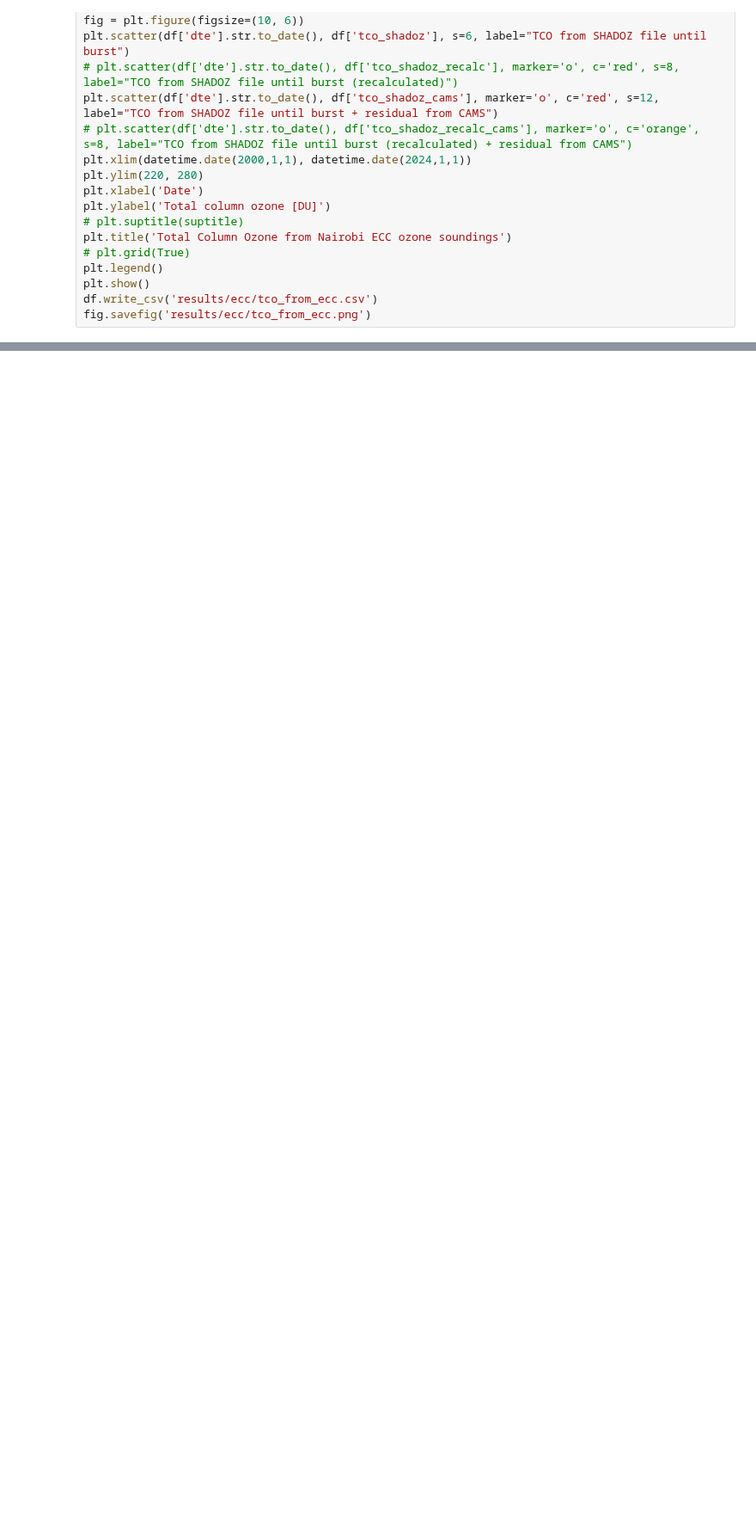
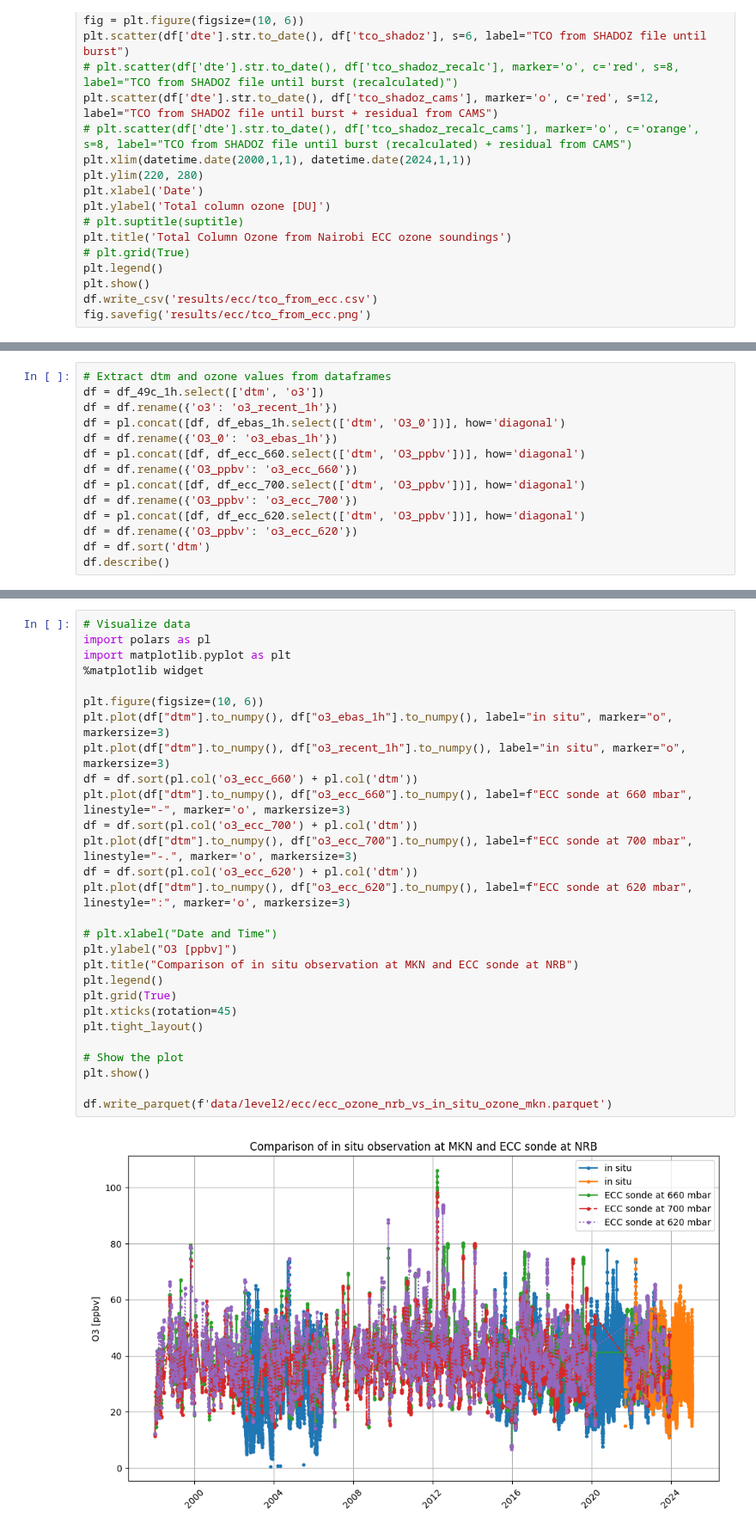
Before and after one commit to MeteoSwiss/gawkenya, a Jupyter notebook: ecc.ipynb, the cells around one changed output, grey strips where cells are left out. Shown at 86% size. Cells and saved outputs as stored; diff of their text form; blank space fills up the shorter version.

Commit message:
feat(ecc.py,ecc.ipynb,ebas.py,thermo.py,utils.py):improve handling and analysis of ECC data chore:ecc_vs_insitu .parquet added

```diff
--- a/ecc.ipynb
+++ b/ecc.ipynb
@@ -187,0 +214,14 @@ print(df_700['O3_ppmv'].median())
+# %%
+# Extract dtm and ozone values from dataframes
+df = df_49c_1h.select(['dtm', 'o3'])
+df = df.rename({'o3': 'o3_recent_1h'})
+df = pl.concat([df, df_ebas_1h.select(['dtm', 'O3_0'])], how='diagonal')
+df = df.rename({'O3_0': 'o3_ebas_1h'})
+df = pl.concat([df, df_ecc_660.select(['dtm', 'O3_ppbv'])], how='diagonal')
+df = df.rename({'O3_ppbv': 'o3_ecc_660'})
+df = pl.concat([df, df_ecc_700.select(['dtm', 'O3_ppbv'])], how='diagonal')
+df = df.rename({'O3_ppbv': 'o3_ecc_700'})
+df = pl.concat([df, df_ecc_620.select(['dtm', 'O3_ppbv'])], how='diagonal')
+df = df.rename({'O3_ppbv': 'o3_ecc_620'})
+df = df.sort('dtm')
+df.describe()
@@ -187,0 +241,30 @@ print(df_700['O3_ppmv'].median())
+# %%
+# Visualize data
+import polars as pl
+import matplotlib.pyplot as plt
+%matplotlib widget
+
+plt.figure(figsize=(10, 6))
+plt.plot(df["dtm"].to_numpy(), df["o3_ebas_1h"].to_numpy(), label="in situ", marker="o", markersize=3)
+plt.plot(df["dtm"].to_numpy(), df["o3_recent_1h"].to_numpy(), label="in situ", marker="o", markersize=3)
+df = df.sort(pl.col('o3_ecc_660') + pl.col('dtm'))
+plt.plot(df["dtm"].to_numpy(), df["o3_ecc_660"].to_numpy(), label=f"ECC sonde at 660 mbar", linestyle="-", marker='o', markersize=3)
+df = df.sort(pl.col('o3_ecc_700') + pl.col('dtm'))
+plt.plot(df["dtm"].to_numpy(), df["o3_ecc_700"].to_numpy(), label=f"ECC sonde at 700 mbar", linestyle="-.", marker='o', markersize=3)
+df = df.sort(pl.col('o3_ecc_620') + pl.col('dtm'))
+plt.plot(df["dtm"].to_numpy(), df["o3_ecc_620"].to_numpy(), label=f"ECC sonde at 620 mbar", linestyle=":", marker='o', markersize=3)
+
+# plt.xlabel("Date and Time")
+plt.ylabel("O3 [ppbv]")
+plt.title("Comparison of in situ observation at MKN and ECC sonde at NRB")
+plt.legend()
+plt.grid(True)
+plt.xticks(rotation=45)
+plt.tight_layout()
+
+# Show the plot
+plt.show()
+
+df.write_parquet(f'data/level2/ecc/ecc_ozone_nrb_vs_in_situ_ozone_mkn.parquet')
+# %% [output]
+[figure, added]
```
Also changed, not shown: parts of 12 cells of this notebook, 6 other files.
